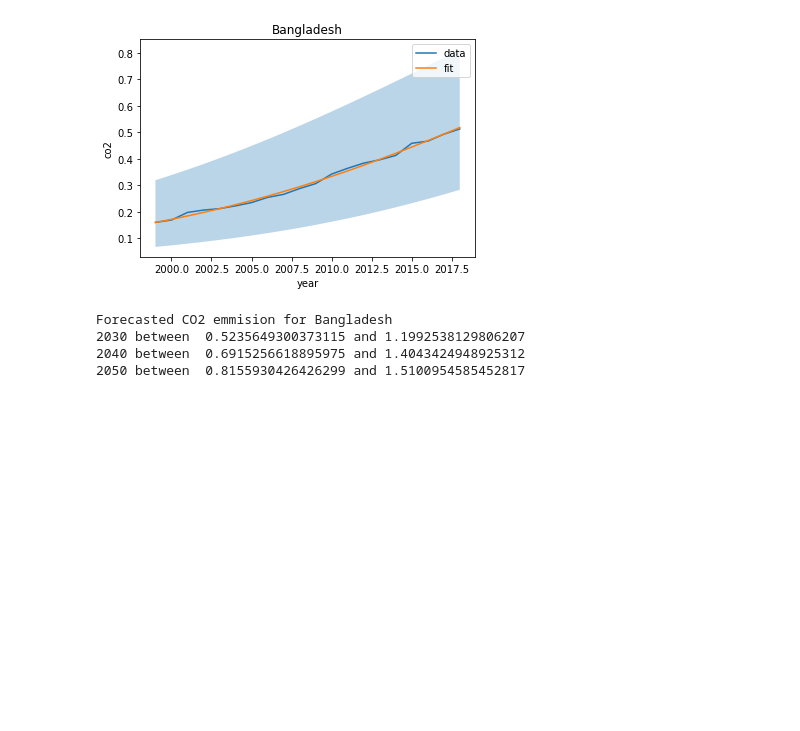
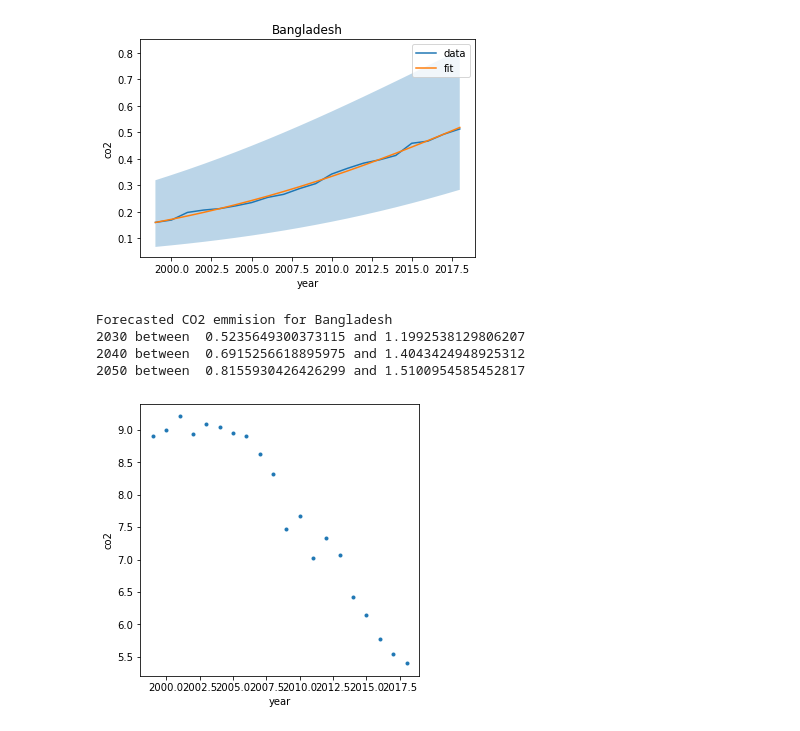
Before and after one commit to aftahee05/ADS1_Assignment3, a Jupyter notebook: Assignment_3.ipynb, the cells around one changed output. Cells and saved outputs as stored; diff of their text form; code cells hidden in the pictures; blank space fills up the shorter version.

Commit message:
GBR curve_fit, confidence ranges, prediction completed

```diff
--- a/Assignment_3.ipynb
+++ b/Assignment_3.ipynb
@@ -263,3 +263,20 @@ Forecasted CO2 emmision for Bangladesh
 2030 between  0.5235649300373115 and 1.1992538129806207
 2040 between  0.6915256618895975 and 1.4043424948925312
 2050 between  0.8155930426426299 and 1.5100954585452817
+# %%
+# creating dataframe of GBR for fitting and modeling
+
+country_code = ["GBR"]
+indicator_id = ["EN.ATM.CO2E.PC"]
+df_GBR = wb.data.DataFrame(indicator_id,country_code,skipAggs=True, mrv=20, columns='series', numericTimeKeys=True)
+df_GBR.index.names = ['year']
+df_GBR["co2"] = pd.to_numeric(df_GBR["EN.ATM.CO2E.PC"])
+df_GBR = df_GBR.drop(['EN.ATM.CO2E.PC'], axis =1)
+
+# resetting index to convert Multiindexed dataframe
+df_GBR = df_GBR.reset_index(level=[0])
+
+# plotting the data points of the dataframe
+makeplot(df_GBR, "year", "co2")
+# %% [output]
+[figure, added]
```
Also changed, not shown: parts of 3 cells of this notebook.
